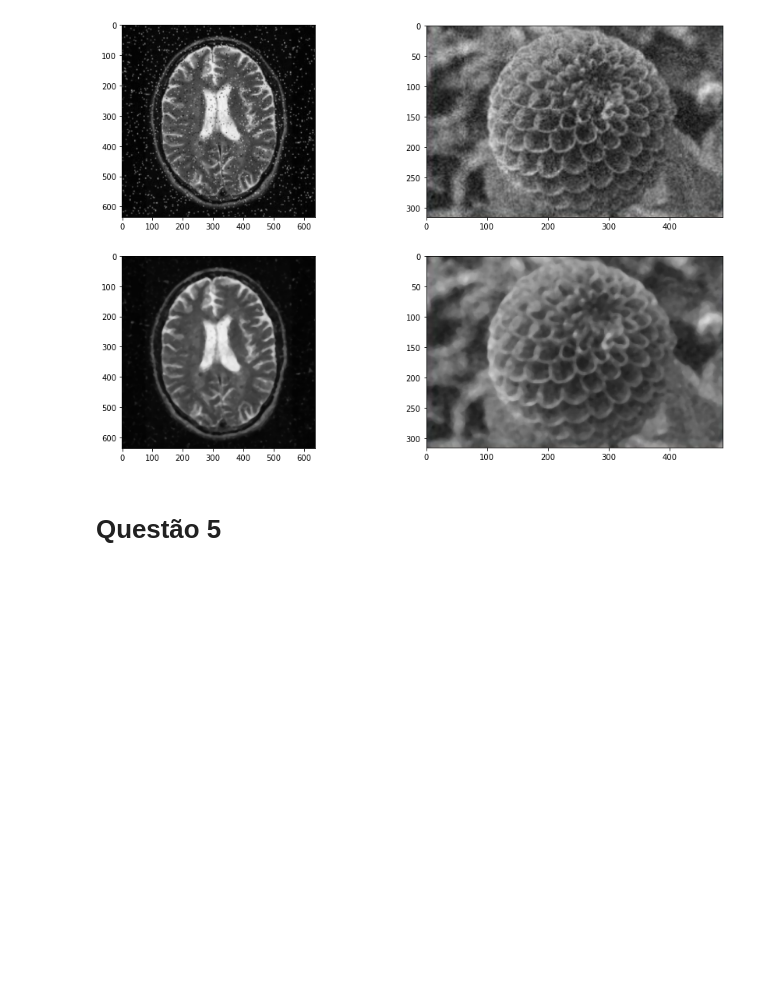
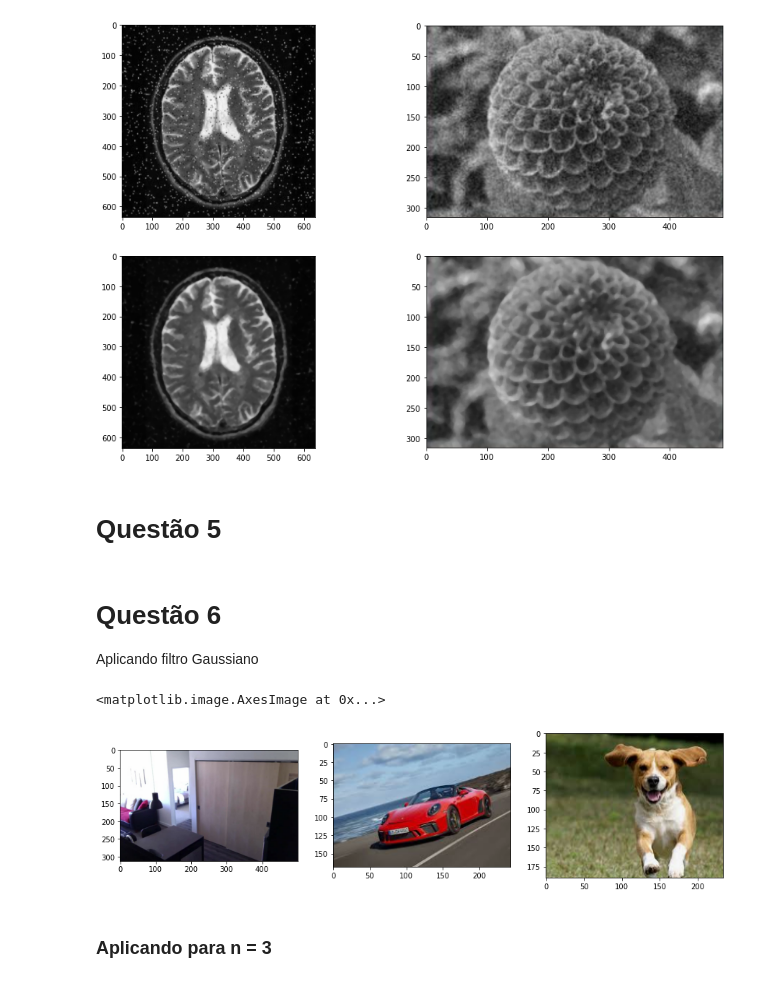
Before and after one commit to lucasmmassa/VisaoComputacional_PLE, a Jupyter notebook: lista1/Lista-1.ipynb, the cells around one changed output. Saved outputs shown, nothing was run; the diff lists cells and outputs as text; code cells hidden in the pictures; blank space fills up the shorter version.

```diff
--- a/lista1/Lista-1.ipynb
+++ b/lista1/Lista-1.ipynb
@@ -293,3 +293,25 @@ axarr[1,1].imshow(median_noisy2,cmap='gray')
 [figure]
 # %% [markdown]
 # Questão 5
+# %% [markdown]
+# Questão 6
+Aplicando filtro Gaussiano
+# %%
+room = cv2.imread('./first_frame.jpg')
+room = cv2.cvtColor(room,cv2.COLOR_BGR2RGB)
+
+car = cv2.imread('./car.png')
+car = cv2.cvtColor(car,cv2.COLOR_BGR2RGB)
+
+dog = cv2.imread('./dog.png')
+dog = cv2.cvtColor(dog,cv2.COLOR_BGR2RGB)
+# %%
+f, axarr = plt.subplots(1,3,figsize=(15,10))
+axarr[0].imshow(room)
+axarr[1].imshow(car)
+axarr[2].imshow(dog)
+# %% [output]
+<matplotlib.image.AxesImage at 0x...>
+[figure, added]
+# %% [markdown]
+### Aplicando para n = 3
```
Also changed, not shown: parts of 7 cells of this notebook, 2 other files.
